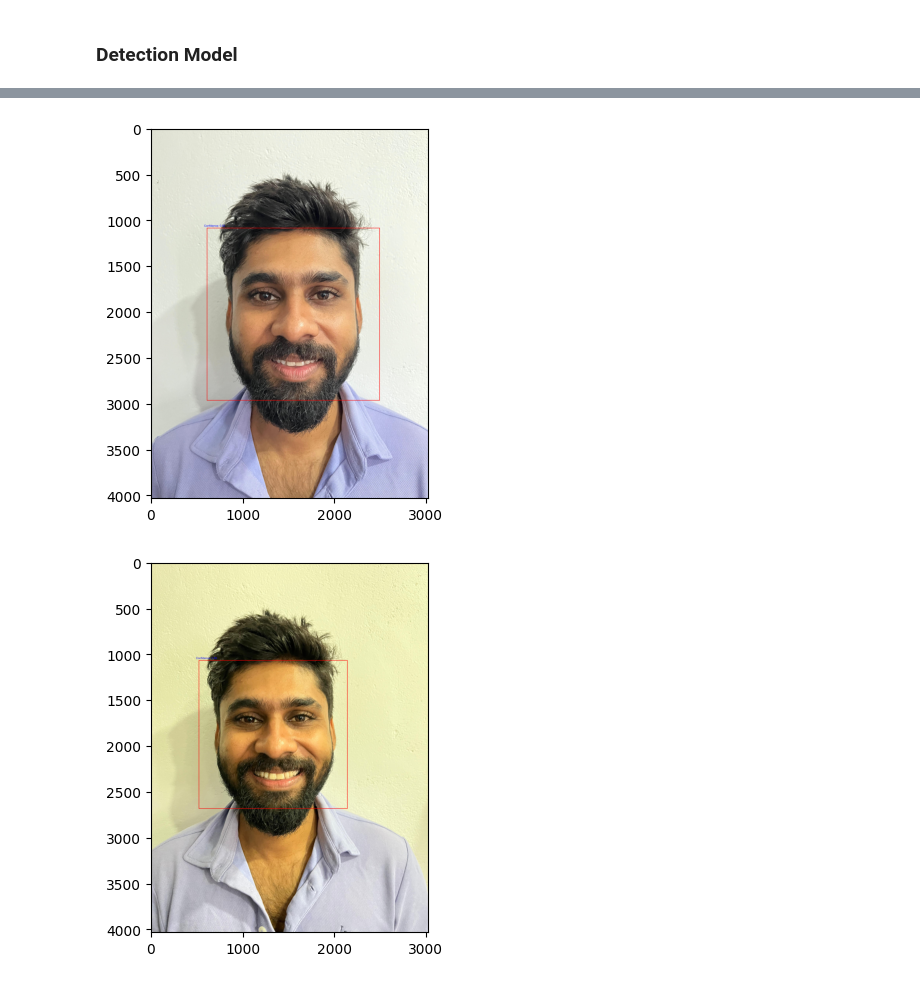
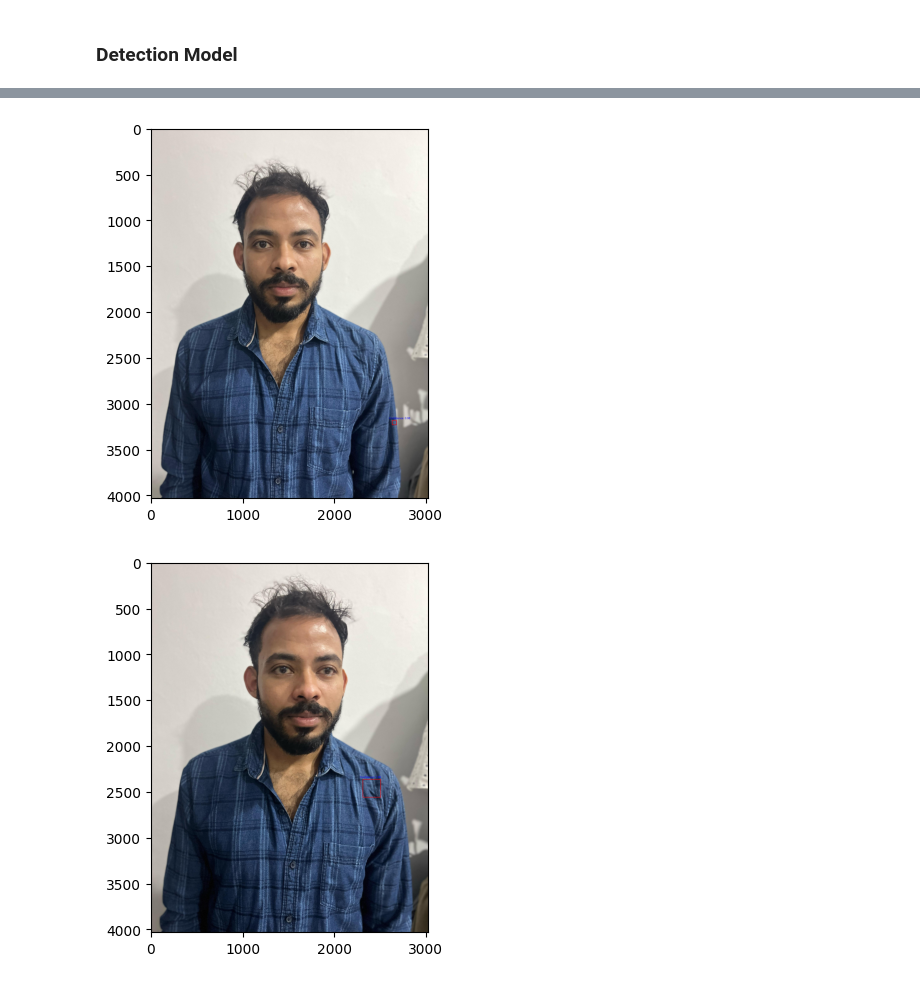
Before and after one commit to purnalakshitha99/edu-smart-e-learning-platform-apis, a Jupyter notebook: USER_VARIFICATION_SERVICE/face_recogntion.ipynb, the cells around one changed output, grey strips where cells are left out. Drawn from its saved outputs; the diff is of its cells as text; code cells hidden in the pictures.

```diff
--- a/USER_VARIFICATION_SERVICE/face_recogntion.ipynb
+++ b/USER_VARIFICATION_SERVICE/face_recogntion.ipynb
@@ -142,7 +142,7 @@ def visualize_face_detection(img_path):
 
     plt.imshow(image)
 # %%
-img_dir = "data/facedb/wijenandana"
+img_dir = "data/facedb/purna"
 for img_path in glob.glob(f"{img_dir}/*.*"):
     visualize_face_detection(img_path)
     plt.show()
@@ -151,2 +151,2 @@ for img_path in glob.glob(f"{img_dir}/*.*"):
-[figure, old version]
+[figure, new version]
-[figure, old version]
+[figure, new version]
```
Also changed, not shown: parts of 7 cells of this notebook, 4 other files.
